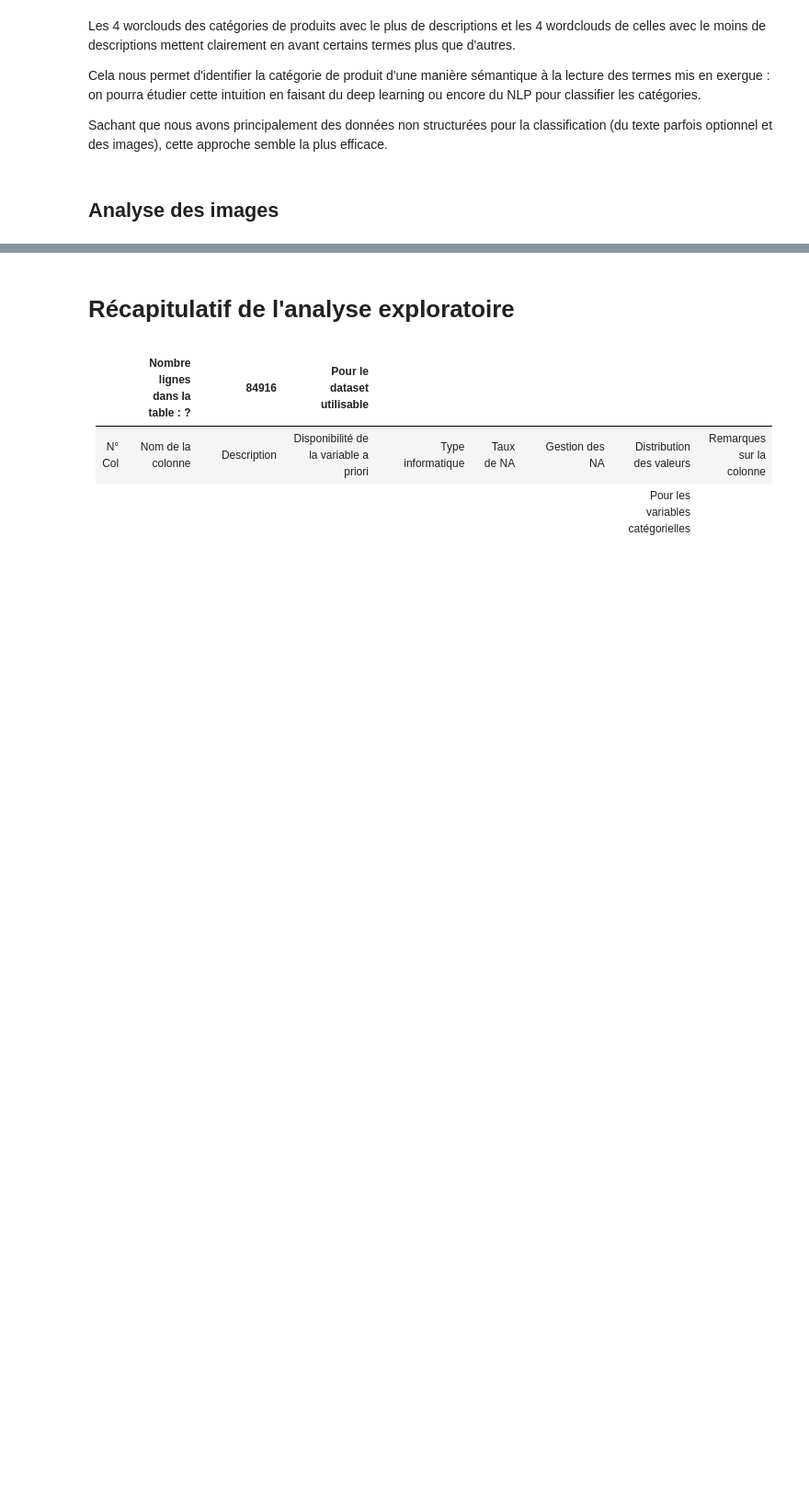
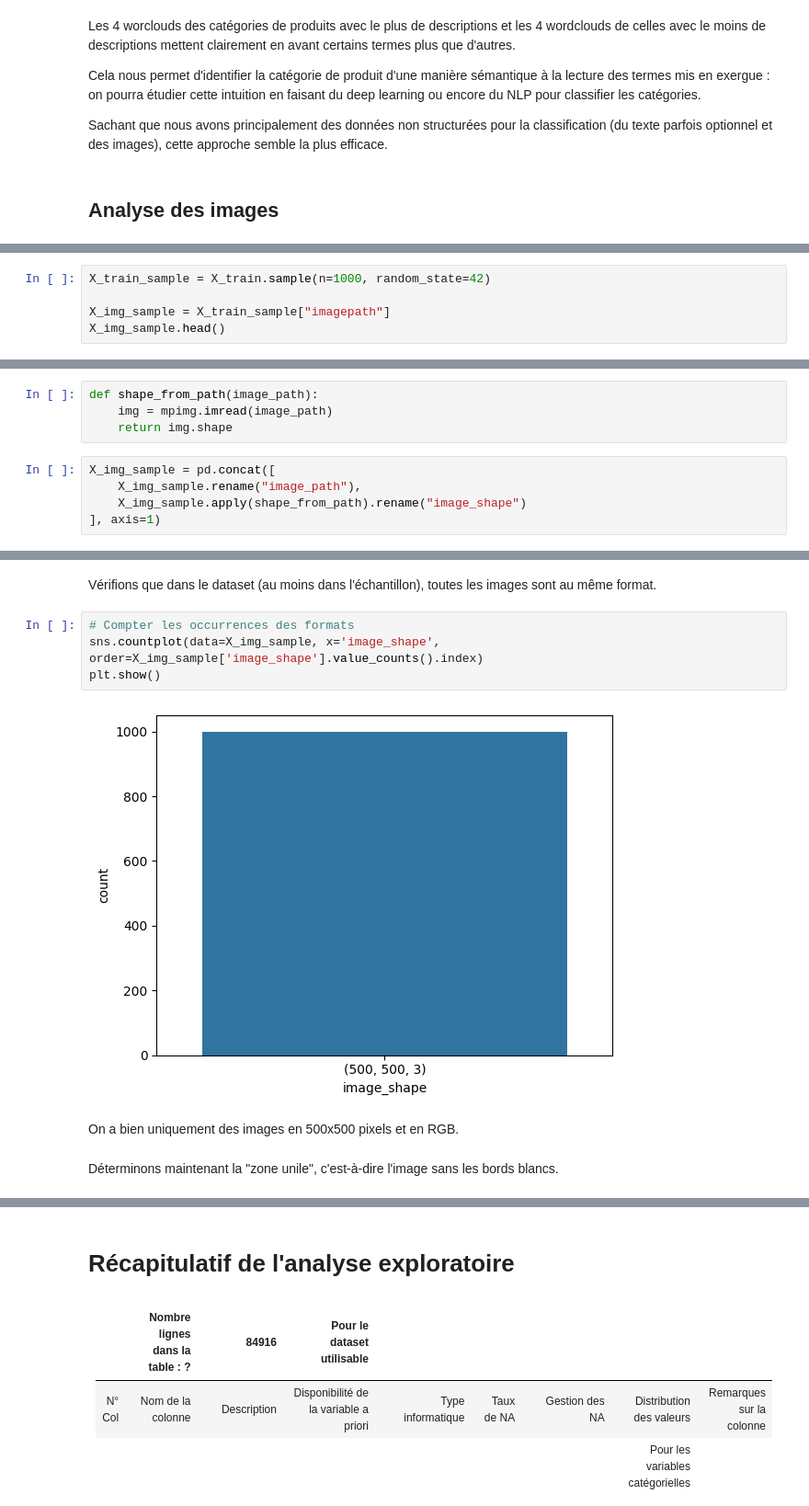
Before and after one commit to cramarokoto/datascientest-project-rakuten-product-classification, a Jupyter notebook: notebooks/exploratory_data_analysis.ipynb, the cells around one changed output, grey strips where cells are left out. Shown at 92% size. Saved outputs shown, nothing was run; the diff lists cells and outputs as text; blank space fills up the shorter version.

```diff
--- a/notebooks/exploratory_data_analysis.ipynb
+++ b/notebooks/exploratory_data_analysis.ipynb
@@ -425,0 +457,5 @@ for i in np.random.choice(np.arange(0, len(X_train)), size=5):
+# %%
+X_train_sample = X_train.sample(n=1000, random_state=42)
+
+X_img_sample = X_train_sample["imagepath"]
+X_img_sample.head()
@@ -425,0 +471,9 @@ for i in np.random.choice(np.arange(0, len(X_train)), size=5):
+# %%
+def shape_from_path(image_path):
+    img = mpimg.imread(image_path)
+    return img.shape
+# %%
+X_img_sample = pd.concat([
+    X_img_sample.rename("image_path"),
+    X_img_sample.apply(shape_from_path).rename("image_shape")
+], axis=1)
@@ -425,0 +498,12 @@ for i in np.random.choice(np.arange(0, len(X_train)), size=5):
+# %% [markdown]
+Vérifions que dans le dataset (au moins dans l'échantillon), toutes les images sont au même format.
+# %%
+# Compter les occurrences des formats
+sns.countplot(data=X_img_sample, x='image_shape', order=X_img_sample['image_shape'].value_counts().index)
+plt.show()
+# %% [output]
+[figure, added]
+# %% [markdown]
+On a bien uniquement des images en 500x500 pixels et en RGB.
+# %% [markdown]
+Déterminons maintenant la "zone unile", c'est-à-dire l'image sans les bords blancs.
```
Also changed, not shown: parts of 38 cells of this notebook.
